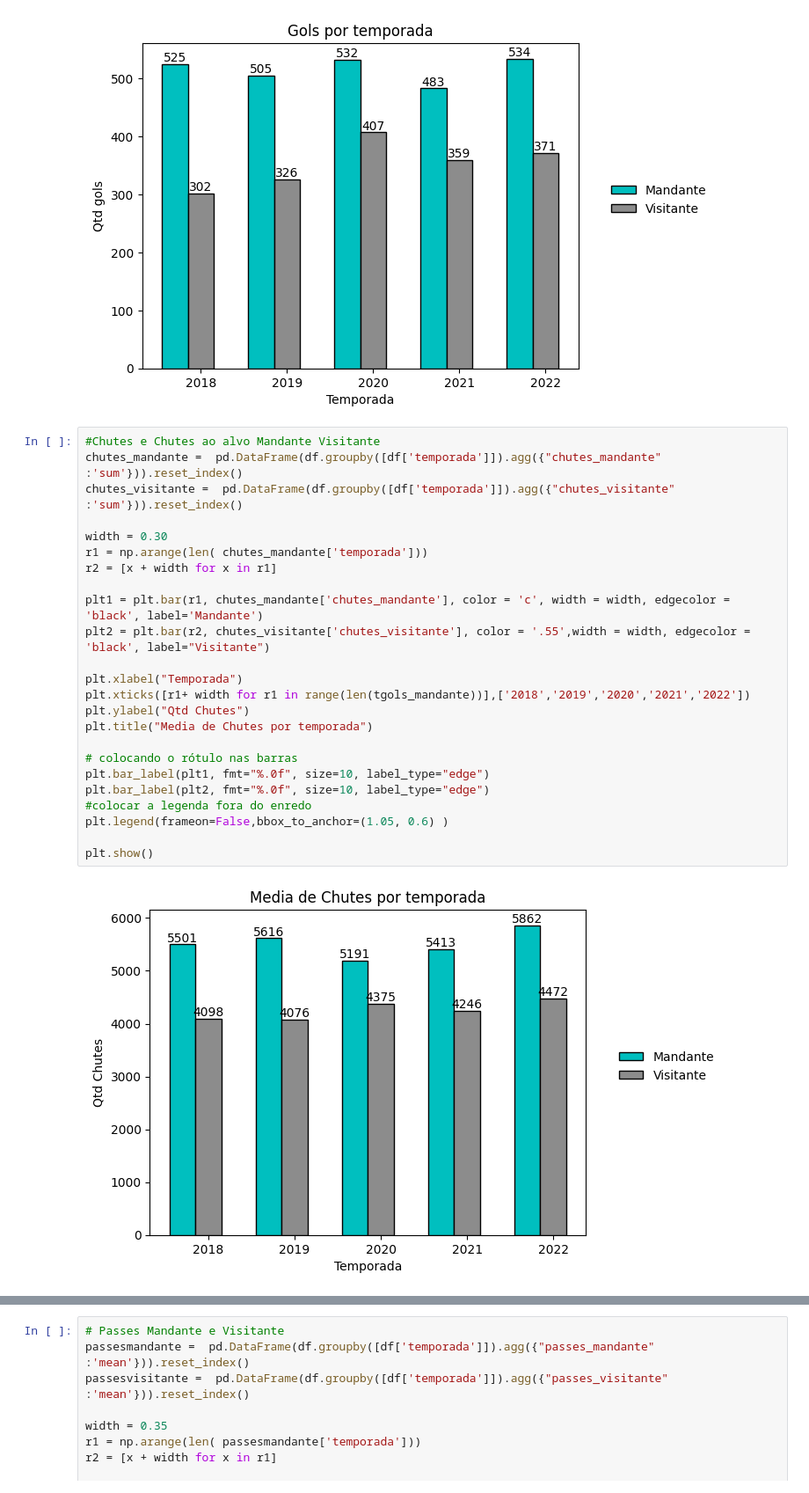
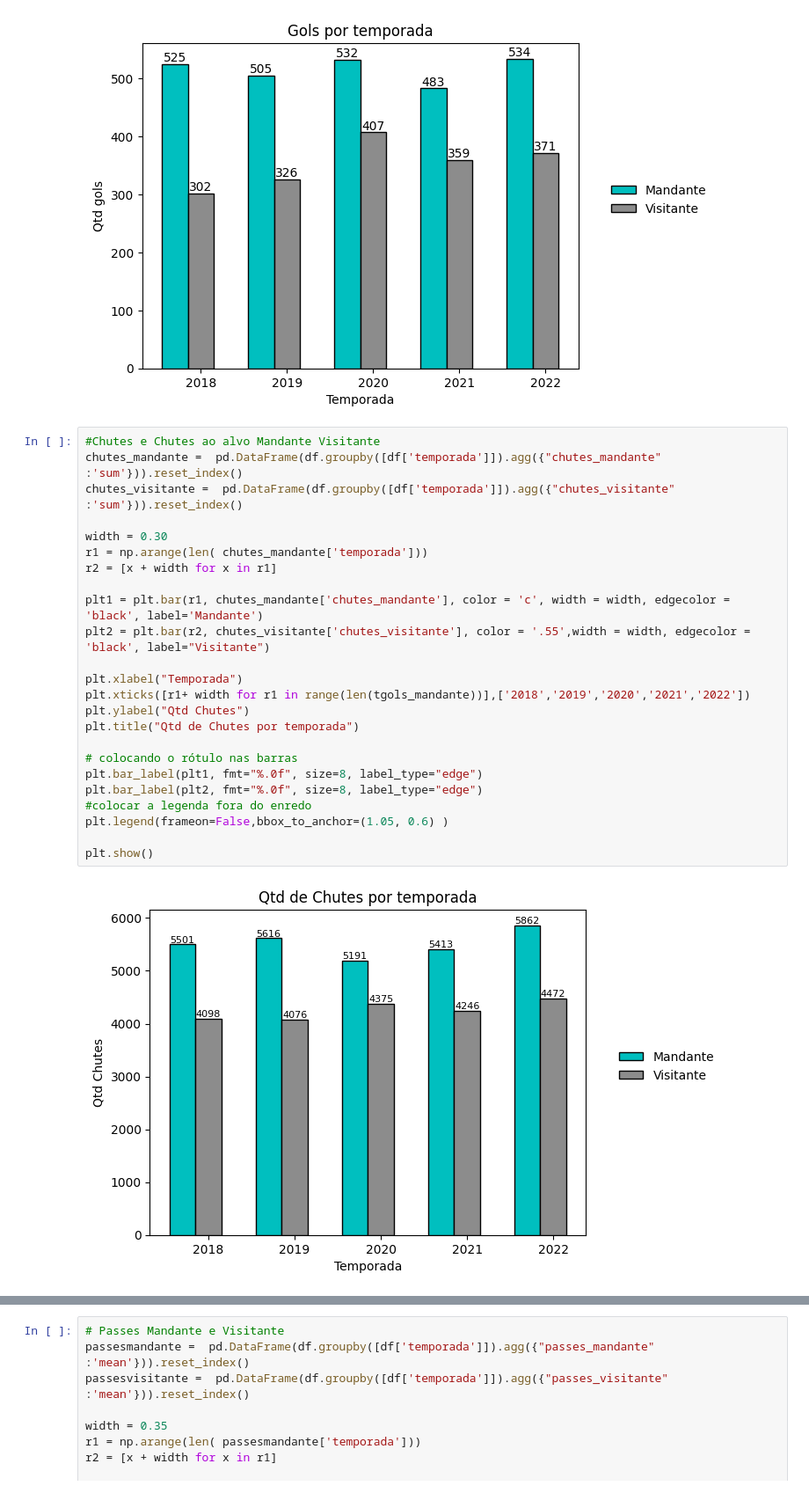
Before and after one commit to vbddinho/puc_minas_machine, a Jupyter notebook: 2-analise.ipynb, the cells around one changed output, grey strips where cells are left out. Shown at 88% size. Drawn from its saved outputs; the diff is of its cells as text.

```diff
--- a/2-analise.ipynb
+++ b/2-analise.ipynb
@@ -82,29 +82,29 @@ plt.show()
 # %%
 #Chutes e Chutes ao alvo Mandante Visitante
 chutes_mandante =  pd.DataFrame(df.groupby([df['temporada']]).agg({"chutes_mandante" :'sum'})).reset_index()
 chutes_visitante =  pd.DataFrame(df.groupby([df['temporada']]).agg({"chutes_visitante" :'sum'})).reset_index()
 
 width = 0.30
 r1 = np.arange(len( chutes_mandante['temporada']))
 r2 = [x + width for x in r1]
 
 plt1 = plt.bar(r1, chutes_mandante['chutes_mandante'], color = 'c', width = width, edgecolor = 'black', label='Mandante')
 plt2 = plt.bar(r2, chutes_visitante['chutes_visitante'], color = '.55',width = width, edgecolor = 'black', label="Visitante")
 
 plt.xlabel("Temporada")
 plt.xticks([r1+ width for r1 in range(len(tgols_mandante))],['2018','2019','2020','2021','2022'])
 plt.ylabel("Qtd Chutes")
-plt.title("Media de Chutes por temporada")
+plt.title("Qtd de Chutes por temporada")
 
 # colocando o rótulo nas barras
-plt.bar_label(plt1, fmt="%.0f", size=10, label_type="edge")
-plt.bar_label(plt2, fmt="%.0f", size=10, label_type="edge")
+plt.bar_label(plt1, fmt="%.0f", size=8, label_type="edge")
+plt.bar_label(plt2, fmt="%.0f", size=8, label_type="edge")
 #colocar a legenda fora do enredo
 plt.legend(frameon=False,bbox_to_anchor=(1.05, 0.6) )
 
 plt.show()
 # %% [output]
-[figure, old version]
+[figure, new version]
 # %%
 #Chutes ao alvo
 chutes_Alvomandante =  pd.DataFrame(df.groupby([df['temporada']]).agg({"chutes_no_alvo_mandante" :'sum'})).reset_index()
```
Also changed, not shown: parts of 13 cells of this notebook, 5 other files.
